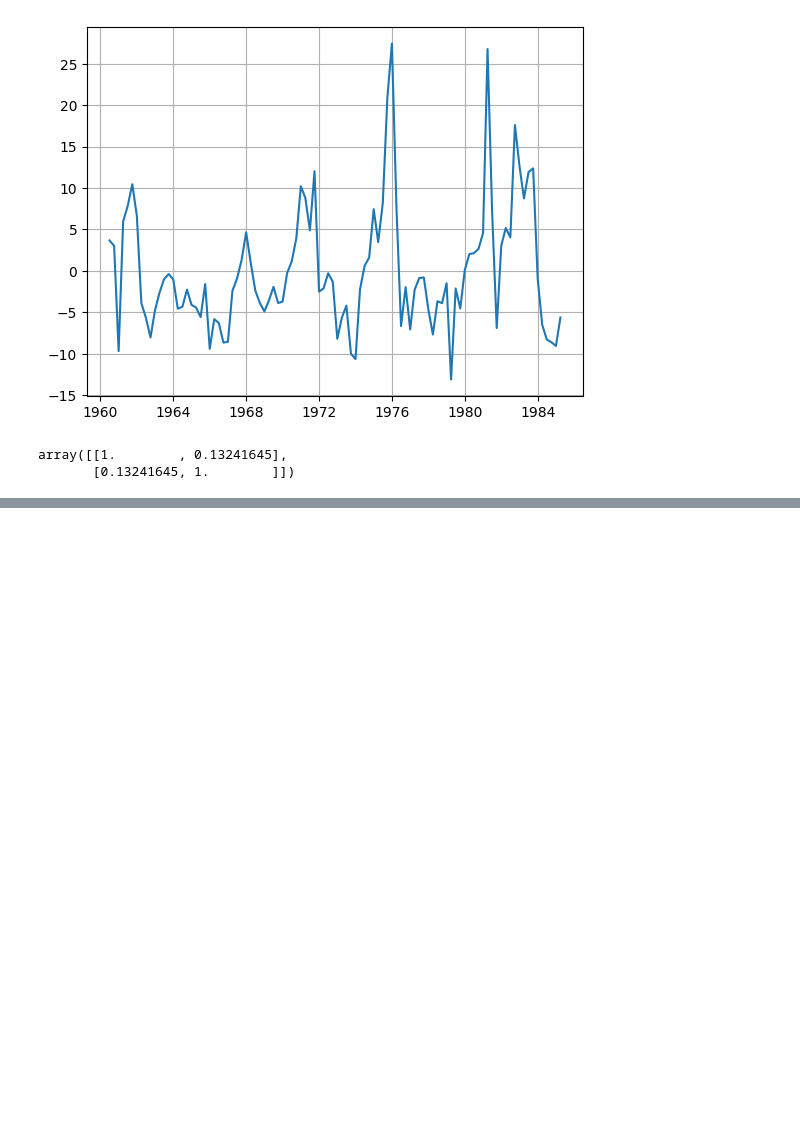
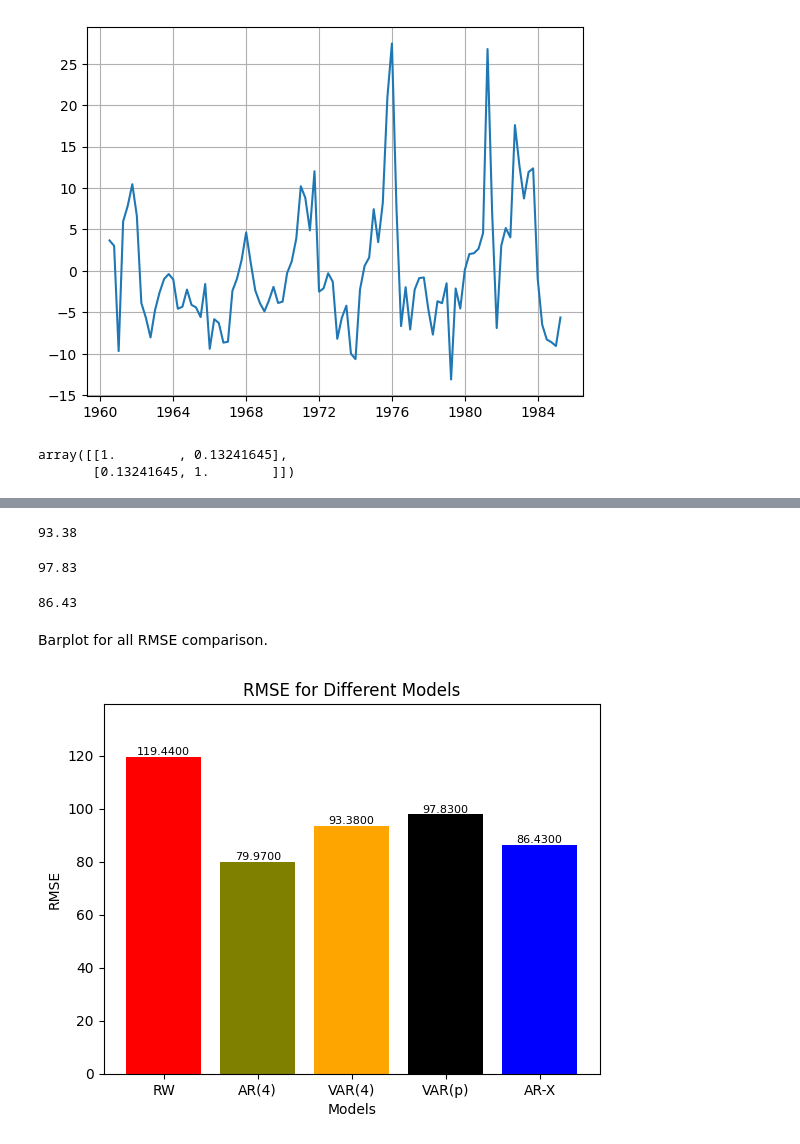
Before and after one commit to giordanovitale/Time-Series-Project, a Jupyter notebook: ts_project.ipynb, the cells around one changed output, grey strips where cells are left out. Drawn from its saved outputs; the diff is of its cells as text; code cells hidden in the pictures; blank space fills up the shorter version.

Commit message:
All plots and RMSE comparison

```diff
--- a/ts_project.ipynb
+++ b/ts_project.ipynb
@@ -594,0 +578,42 @@ array([[1.        , 0.13241645],
+# %%
+rmse_var4 = mean_squared_error(df['GDPC1'].iloc[100:], var_4_GDP_estimates, squared=False).round(2)
+print(rmse_var4)
+# %% [output]
+93.38
+# %%
+rmse_var_p = mean_squared_error(df['GDPC1'].iloc[100:], var_p_GDP_estimates, squared=False).round(2)
+print(rmse_var_p)
+# %% [output]
+97.83
+# %%
+rmse_ar_x = mean_squared_error(df['GDPC1'].iloc[100:], ar_x_GDP_estimates, squared=False).round(2)
+print(rmse_ar_x)
+# %% [output]
+86.43
+# %% [markdown]
+Barplot for all RMSE comparison.
+# %%
+models = ['RW', 'AR(4)', 'VAR(4)', 'VAR(p)', 'AR-X']
+msfe_values = [rmse_rw,
+               rmse_ar4,
+               rmse_var4,
+               rmse_var_p,
+               rmse_ar_x]
+# %%
+colors = ['red', 'olive', 'orange', 'black', 'blue']
+
+plt.bar(models, msfe_values, color = colors)
+
+# Add data labels above each bar
+for i, rmse in enumerate(msfe_values):
+    plt.text(i, rmse, f'{rmse:.4f}', ha='center', va='bottom', fontsize=8)
+
+plt.xlabel('Models')
+plt.ylabel('RMSE')
+plt.title('RMSE for Different Models')
+plt.ylim(0, max(msfe_values) + 20)
+
+
+plt.show()
+# %% [output]
+[figure, added]
```
Also changed, not shown: parts of 21 cells of this notebook, 1 other file.
